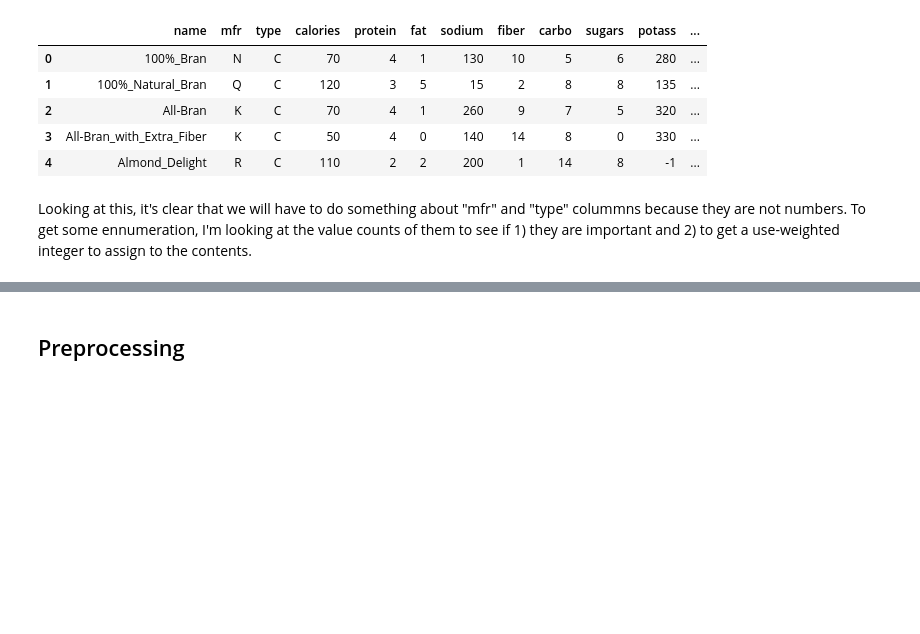
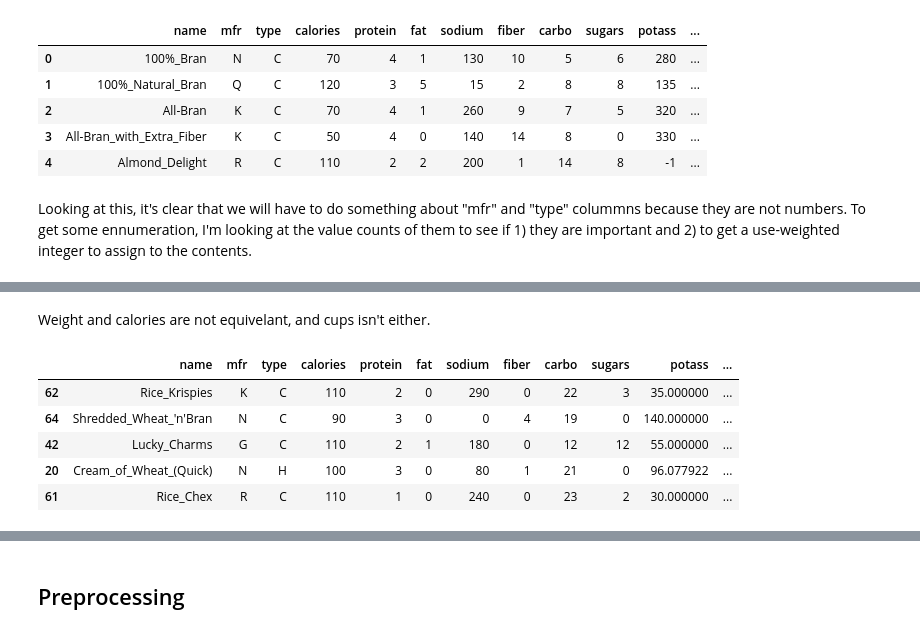
Before and after one commit to tiyd-python-2015-05/honey-nut-clusters, a Jupyter notebook: Cereals.ipynb, the cells around one changed output, grey strips where cells are left out. Saved outputs shown, nothing was run; the diff lists cells and outputs as text; code cells hidden in the pictures; blank space fills up the shorter version.

```diff
--- a/Cereals.ipynb
+++ b/Cereals.ipynb
@@ -18,0 +60,11 @@ Looking at this, it's clear that we will have to do something about "mfr" and "t
+# %% [markdown]
+Weight and calories are not equivelant, and cups isn't either.
+# %%
+df.head()
+# %% [output]
+|  | name | mfr | type | calories | protein | fat | sodium | fiber | carbo | sugars | potass | ... |
+| 62 | Rice_Krispies | K | C | 110 | 2 | 0 | 290 | 0 | 22 | 3 | 35.000000 | ... |
+| 64 | Shredded_Wheat_'n'Bran | N | C | 90 | 3 | 0 | 0 | 4 | 19 | 0 | 140.000000 | ... |
+| 42 | Lucky_Charms | G | C | 110 | 2 | 1 | 180 | 0 | 12 | 12 | 55.000000 | ... |
+| 20 | Cream_of_Wheat_(Quick) | N | H | 100 | 3 | 0 | 80 | 1 | 21 | 0 | 96.077922 | ... |
+| 61 | Rice_Chex | R | C | 110 | 1 | 0 | 240 | 0 | 23 | 2 | 30.000000 | ... |
```
Also changed, not shown: parts of 25 cells of this notebook.
